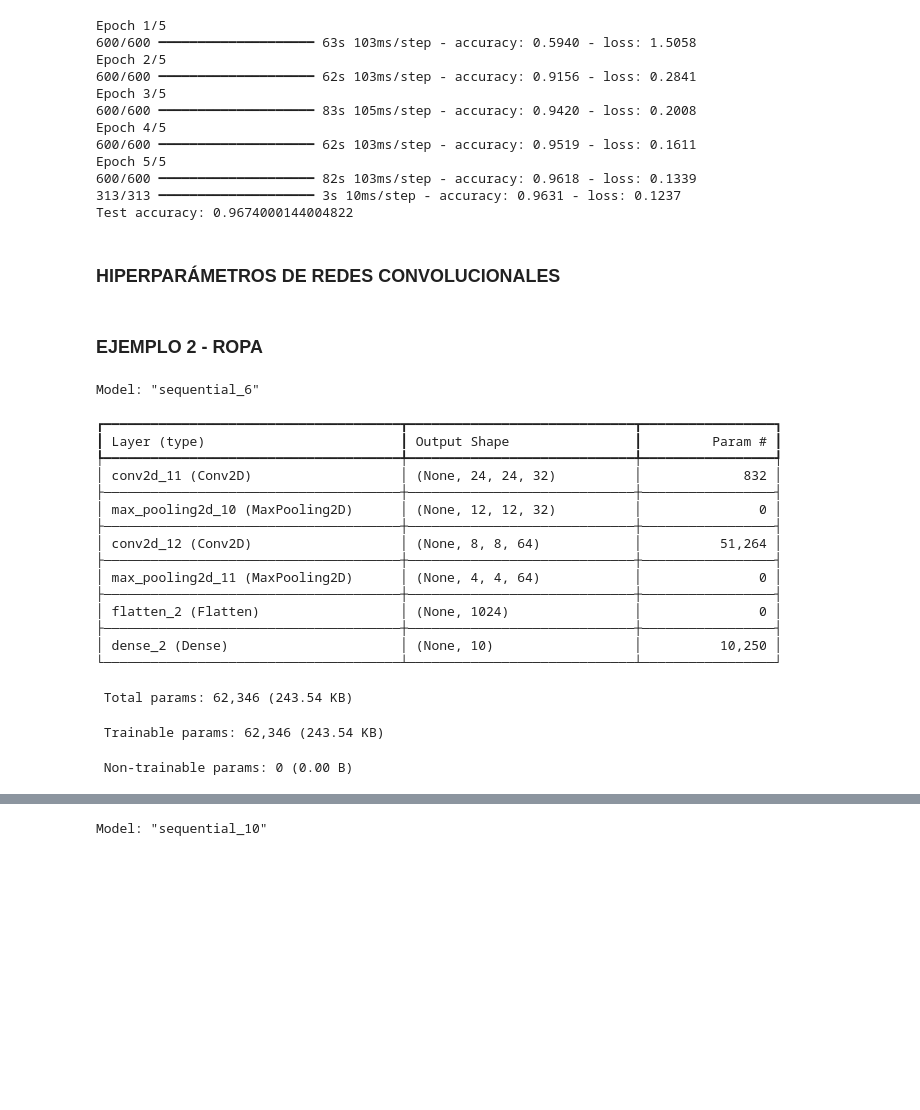
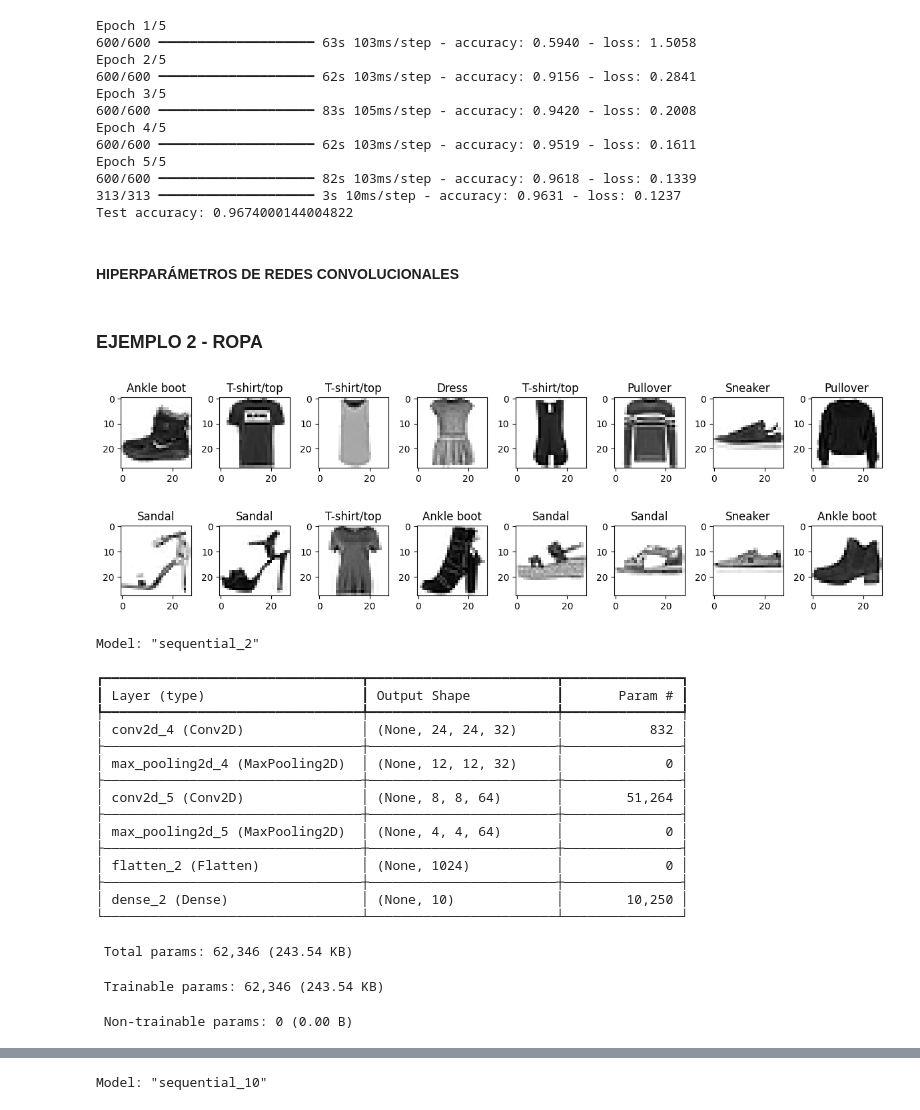
Before and after one commit to CamiloesotoS98/Deep_learning_models_book, a Jupyter notebook: DeepLearning_Introducción_práctica_con_Keras_y_Tensorflow2.ipynb, the cells around one changed output, grey strips where cells are left out. Cells and saved outputs as stored; diff of their text form; code cells hidden in the pictures; blank space fills up the shorter version.

```diff
--- a/DeepLearning_Introducción_práctica_con_Keras_y_Tensorflow2.ipynb
+++ b/DeepLearning_Introducción_práctica_con_Keras_y_Tensorflow2.ipynb
@@ -2222,7 +2220,7 @@ Epoch 5/5
 313/313 ━━━━━━━━━━━━━━━━━━━━ 3s 10ms/step - accuracy: 0.9631 - loss: 0.1237
 Test accuracy: 0.9674000144004822
 # %% [markdown]
-### HIPERPARÁMETROS DE REDES CONVOLUCIONALES
+#### HIPERPARÁMETROS DE REDES CONVOLUCIONALES
 # %%
 #import tensorflow as tf
 
@@ -2249,12 +2247,28 @@ train_images = train_images.reshape((60000, 28, 28, 1))
 train_images = train_images.astype('float32') / 255
 test_images = test_images.reshape((10000, 28, 28, 1))
 test_images = test_images.astype('float32') / 255
+# %%
+import matplotlib.pyplot as plt
+filas = 2
+columnas = 8
+num = filas*columnas
+imagenes = train_images[0:num]
+etiquetas = train_labels[0:num]
+fig, axes = plt.subplots(filas, columnas, figsize=(1.5*columnas,2*filas))
+for i in range(num):
+     ax = axes[i//columnas, i%columnas]
+     ax.imshow(imagenes[i].reshape(28,28), cmap='gray_r')
+     ax.set_title(class_names[etiquetas[i]])
+plt.tight_layout()
+plt.show()
+# %% [output]
+[figure, added]
 # %%
 import tensorflow as tf
 from tensorflow.keras.layers import Conv2D, MaxPooling2D
 from tensorflow.keras.layers import MaxPooling2D
 from tensorflow.keras import Sequential
-
+filtros=32
 convolution1 = tf.keras.layers.Conv2D(filters=filtros, kernel_size=(5, 5), activation='relu', input_shape=(28, 28, 1))
 pooling1=tf.keras.layers.MaxPooling2D(pool_size=(2, 2))
 convolution2 = tf.keras.layers.Conv2D(filters=2*filtros, kernel_size=(5, 5), activation='relu')
@@ -2264,22 +2278,22 @@ salida = tf.keras.layers.Dense(units=10,activation='softmax')
 model = tf.keras.Sequential([convolution1,pooling1,convolution2,pooling2,oculta1,salida])
 model.summary()
 # %% [output]
-Model: "sequential_6"
+Model: "sequential_2"
-┏━━━━━━━━━━━━━━━━━━━━━━━━━━━━━━━━━━━━━━┳━━━━━━━━━━━━━━━━━━━━━━━━━━━━━┳━━━━━━━━━━━━━━━━━┓
-┃ Layer (type)                         ┃ Output Shape                ┃         Param # ┃
-┡━━━━━━━━━━━━━━━━━━━━━━━━━━━━━━━━━━━━━━╇━━━━━━━━━━━━━━━━━━━━━━━━━━━━━╇━━━━━━━━━━━━━━━━━┩
-│ conv2d_11 (Conv2D)                   │ (None, 24, 24, 32)          │             832 │
-├──────────────────────────────────────┼─────────────────────────────┼─────────────────┤
-│ max_pooling2d_10 (MaxPooling2D)      │ (None, 12, 12, 32)          │               0 │
-├──────────────────────────────────────┼─────────────────────────────┼─────────────────┤
-│ conv2d_12 (Conv2D)                   │ (None, 8, 8, 64)            │          51,264 │
-├──────────────────────────────────────┼─────────────────────────────┼─────────────────┤
-│ max_pooling2d_11 (MaxPooling2D)      │ (None, 4, 4, 64)            │               0 │
-├──────────────────────────────────────┼─────────────────────────────┼─────────────────┤
-│ flatten_2 (Flatten)                  │ (None, 1024)                │               0 │
-├──────────────────────────────────────┼─────────────────────────────┼─────────────────┤
-│ dense_2 (Dense)                      │ (None, 10)                  │          10,250 │
-└──────────────────────────────────────┴─────────────────────────────┴─────────────────┘
+┏━━━━━━━━━━━━━━━━━━━━━━━━━━━━━━━━━┳━━━━━━━━━━━━━━━━━━━━━━━━┳━━━━━━━━━━━━━━━┓
+┃ Layer (type)                    ┃ Output Shape           ┃       Param # ┃
+┡━━━━━━━━━━━━━━━━━━━━━━━━━━━━━━━━━╇━━━━━━━━━━━━━━━━━━━━━━━━╇━━━━━━━━━━━━━━━┩
+│ conv2d_4 (Conv2D)               │ (None, 24, 24, 32)     │           832 │
+├─────────────────────────────────┼────────────────────────┼───────────────┤
+│ max_pooling2d_4 (MaxPooling2D)  │ (None, 12, 12, 32)     │             0 │
+├─────────────────────────────────┼────────────────────────┼───────────────┤
+│ conv2d_5 (Conv2D)               │ (None, 8, 8, 64)       │        51,264 │
+├─────────────────────────────────┼────────────────────────┼───────────────┤
+│ max_pooling2d_5 (MaxPooling2D)  │ (None, 4, 4, 64)       │             0 │
+├─────────────────────────────────┼────────────────────────┼───────────────┤
+│ flatten_2 (Flatten)             │ (None, 1024)           │             0 │
+├─────────────────────────────────┼────────────────────────┼───────────────┤
+│ dense_2 (Dense)                 │ (None, 10)             │        10,250 │
+└─────────────────────────────────┴────────────────────────┴───────────────┘
  Total params: 62,346 (243.54 KB)
  Trainable params: 62,346 (243.54 KB)
  Non-trainable params: 0 (0.00 B)
```
Also changed, not shown: parts of 35 cells of this notebook, 1 other file.
